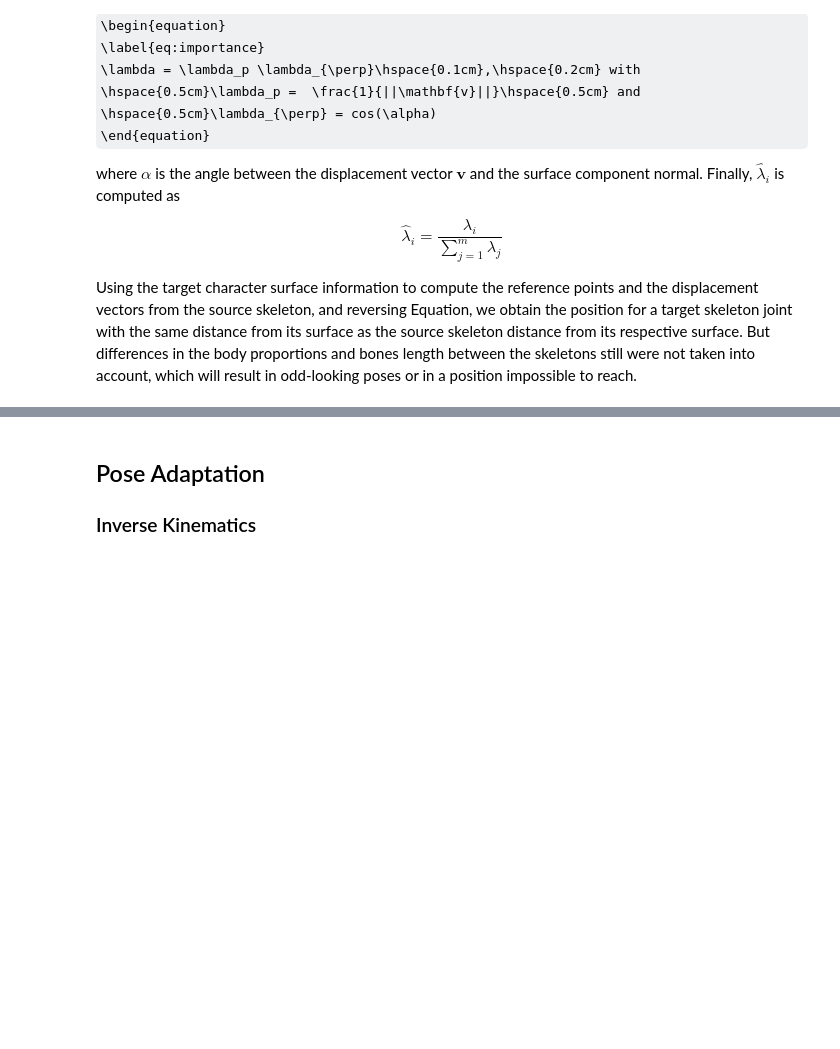
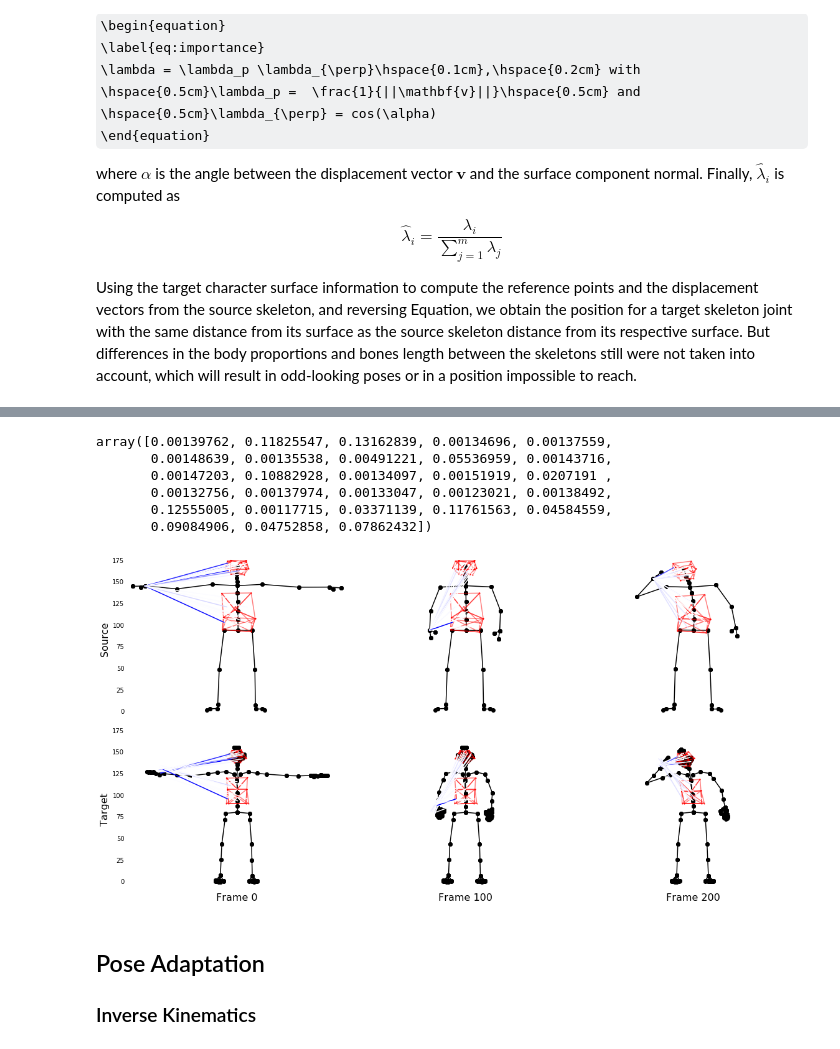
Before and after one commit to rltonoli/MotionRetargeting, a Jupyter notebook: dev/MotionRetargetingPaper-1.ipynb, the cells around one changed output, grey strips where cells are left out. Cells and saved outputs as stored; diff of their text form; code cells hidden in the pictures; some formulas as TeX source; blank space fills up the shorter version.

```diff
--- a/dev/MotionRetargetingPaper-1.ipynb
+++ b/dev/MotionRetargetingPaper-1.ipynb
@@ -859,5 +875,14 @@ egoCoords
+# %%
+egoCoords[0].framecoord[0].importance
+# %% [output]
+array([0.00139762, 0.11825547, 0.13162839, 0.00134696, 0.00137559,
+       0.00148639, 0.00135538, 0.00491221, 0.05536959, 0.00143716,
+       0.00147203, 0.10882928, 0.00134097, 0.00151919, 0.0207191 ,
+       0.00132756, 0.00137974, 0.00133047, 0.00123021, 0.00138492,
+       0.12555005, 0.00117715, 0.03371139, 0.11761563, 0.04584559,
+       0.09084906, 0.04752858, 0.07862432])
 # %%
-def PlotDispvectorsFrames(srcAnim, srcSurface, tgtAnim, tgtSurface, f1, f2, f3):
+def PlotDispvectorsFrames(srcAnim, srcSurface, tgtAnim, tgtSurface, egoCoord, f1, f2, f3):
     %matplotlib inline
     fig, axs = plt.subplots(2, 3, figsize=(16,8))
 
@@ -885,34 +910,49 @@ def PlotDispvectorsFrames(srcAnim, srcSurface, tgtAnim, tgtSurface, f1, f2, f3):
             mini_Y, maxi_Y = np.min([aux[:,1].min(),aux[:,4].min()]), np.max([aux[:,1].max(),aux[:,4].max()])
             if mini_X<min_X:
                 min_X=mini_X
             if maxi_X>max_X:
                 max_X=maxi_X
             if mini_Y<min_Y:
                 min_Y=mini_Y
             if maxi_Y>max_Y:
                 max_Y=maxi_Y
+
+    lenNoLimb = len(srcSurface.headmesh)+len(srcSurface.bodymesh)
+    for frame, column in zip([f1,f2,f3],range(3)):
+        dispvector = np.asarray([np.asarray(egoCoord.framecoord[frame].dispvector[i]*egoCoord.framecoord[frame].tau[i])+egoCoord.framecoord[frame].refpoint[i] for i in range(lenNoLimb)])
+        refpoint = np.asarray(egoCoord.framecoord[frame].refpoint[:lenNoLimb])
+        norm_importance = egoCoord.framecoord[frame].importance/egoCoord.framecoord[frame].importance.max()
+        for i in range(lenNoLimb):
+            axs[0, column].plot([refpoint[i,0],dispvector[i,0]],[refpoint[i,1],dispvector[i,1]], color=[1*(1-norm_importance[i]),1*(1-norm_importance[i]),1])
+        dispvector = np.asarray([np.asarray(egoCoord.framecoord[frame].tgt_dispvector[i])+egoCoord.framecoord[frame].tgt_refpoint[i] for i in range(lenNoLimb)])
+        refpoint = np.asarray(egoCoord.framecoord[frame].tgt_refpoint[:lenNoLimb])
+        norm_importance = egoCoord.framecoord[frame].importance/egoCoord.framecoord[frame].importance.max()
+        for i in range(lenNoLimb):
+            axs[1, column].plot([refpoint[i,0],dispvector[i,0]],[refpoint[i,1],dispvector[i,1]], color=[1*(1-norm_importance[i]),1*(1-norm_importance[i]),1])
     for line in range(2):
         for column in range(3):
             axs[line, column].set_xlim(min_X-5,max_X+5)
             axs[line, column].set_ylim(min_Y-10,max_Y+10)
             axs[line, column].set_frame_on(False)
             axs[line, column].tick_params(axis='both', which='both', length=0)
             axs[line, column].set_xticks([])
             if column!=0:
                 axs[line, column].set_yticks([])
             #axs[line, column].set_axis_off()
     frames = [f1,f2,f3]
     font_size = 16
     for column in range(3):
         axs[1,column].set_xlabel(str.format('Frame %i' % frames[column]), fontsize=font_size)
 
     axs[0,0].set_ylabel('Source', fontsize=font_size)
     axs[1,0].set_ylabel('Target', fontsize=font_size)
 
     plt.tight_layout()
     plt.show()
 
-PlotDispvectorsFrames(sourceAnimation, sourceSurface, targetAnimation, targetSurface, 0, 100,200)
+PlotDispvectorsFrames(sourceAnimation, sourceSurface, targetAnimation, targetSurface, egoCoords[0], 0, 100,200)
+# %% [output]
+[figure, added]
 # %% [markdown]
 ## Pose Adaptation
 
```
Also changed, not shown: parts of 4 cells of this notebook.
